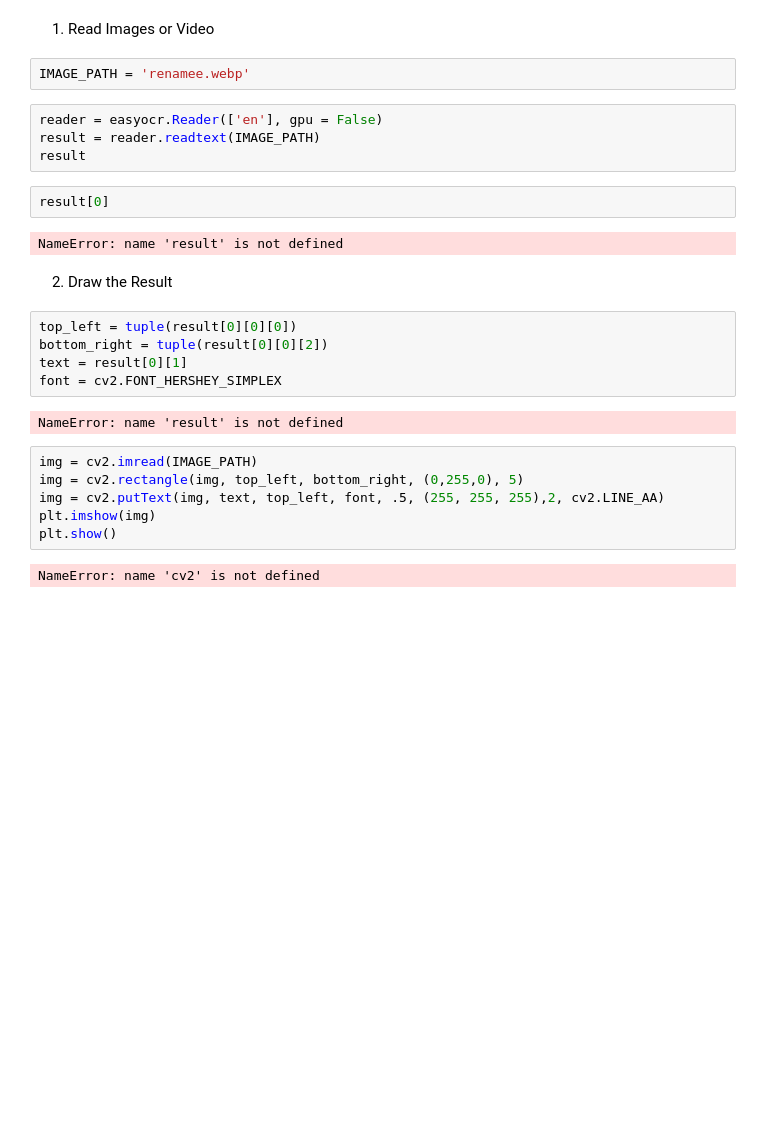
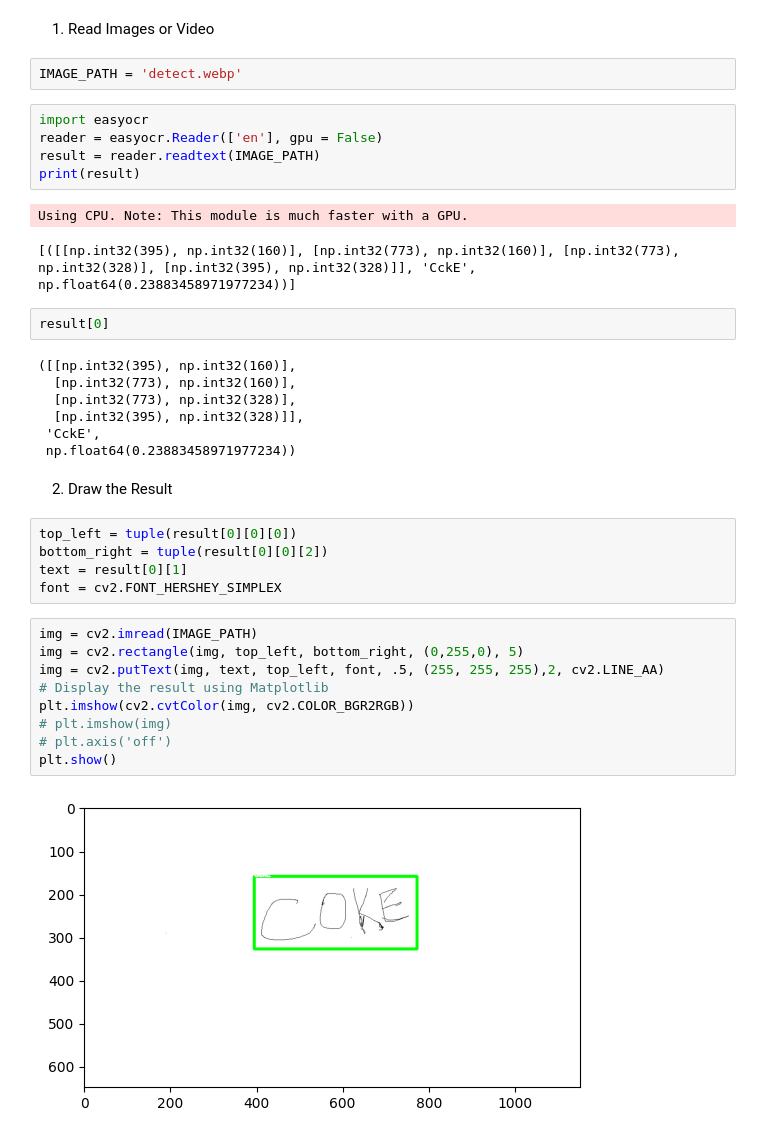
Before and after one commit to Zaratti/RenaissanceInnovationLabs_MachineLearning-Task1, a Jupyter notebook: writingWork.ipynb, the cells around one changed output. Saved outputs shown, nothing was run; the diff lists cells and outputs as text; blank space fills up the shorter version.

Commit message:
modified the app name and add a file

```diff
--- a/writingWork.ipynb
+++ b/writingWork.ipynb
@@ -85,15 +105,24 @@ import numpy as np
 # %% [markdown]
 1. Read Images or Video
 # %%
-IMAGE_PATH = 'renamee.webp'
+IMAGE_PATH = 'detect.webp'
 # %%
+import easyocr
 reader = easyocr.Reader(['en'], gpu = False)
 result = reader.readtext(IMAGE_PATH)
-result
+print(result)
+# %% [output]
+Using CPU. Note: This module is much faster with a GPU.
+[([[np.int32(395), np.int32(160)], [np.int32(773), np.int32(160)], [np.int32(773), np.int32(328)], [np.int32(395), np.int32(328)]], 'CckE', np.float64(0.23883458971977234))]
 # %%
 result[0]
 # %% [output]
-NameError: name 'result' is not defined
+([[np.int32(395), np.int32(160)],
+  [np.int32(773), np.int32(160)],
+  [np.int32(773), np.int32(328)],
+  [np.int32(395), np.int32(328)]],
+ 'CckE',
+ np.float64(0.23883458971977234))
 # %% [markdown]
 2. Draw the Result
 # %%
@@ -101,13 +130,14 @@ top_left = tuple(result[0][0][0])
 bottom_right = tuple(result[0][0][2])
 text = result[0][1]
 font = cv2.FONT_HERSHEY_SIMPLEX
-# %% [output]
-NameError: name 'result' is not defined
 # %%
 img = cv2.imread(IMAGE_PATH)
 img = cv2.rectangle(img, top_left, bottom_right, (0,255,0), 5)
 img = cv2.putText(img, text, top_left, font, .5, (255, 255, 255),2, cv2.LINE_AA)
-plt.imshow(img)
+# Display the result using Matplotlib
+plt.imshow(cv2.cvtColor(img, cv2.COLOR_BGR2RGB))
+# plt.imshow(img)
+# plt.axis('off')
 plt.show()
 # %% [output]
-NameError: name 'cv2' is not defined
+[figure, added]
```
Also changed, not shown: parts of 4 cells of this notebook, 2 other files.
